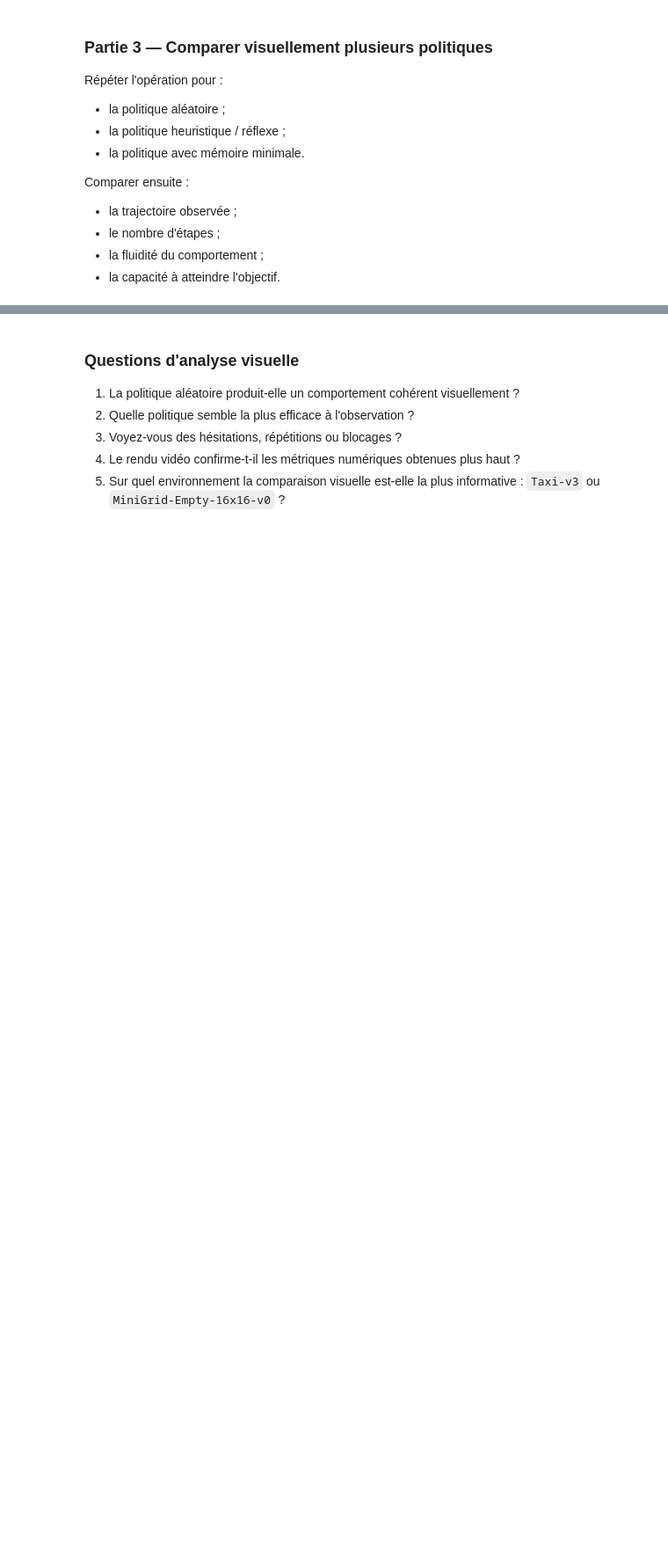
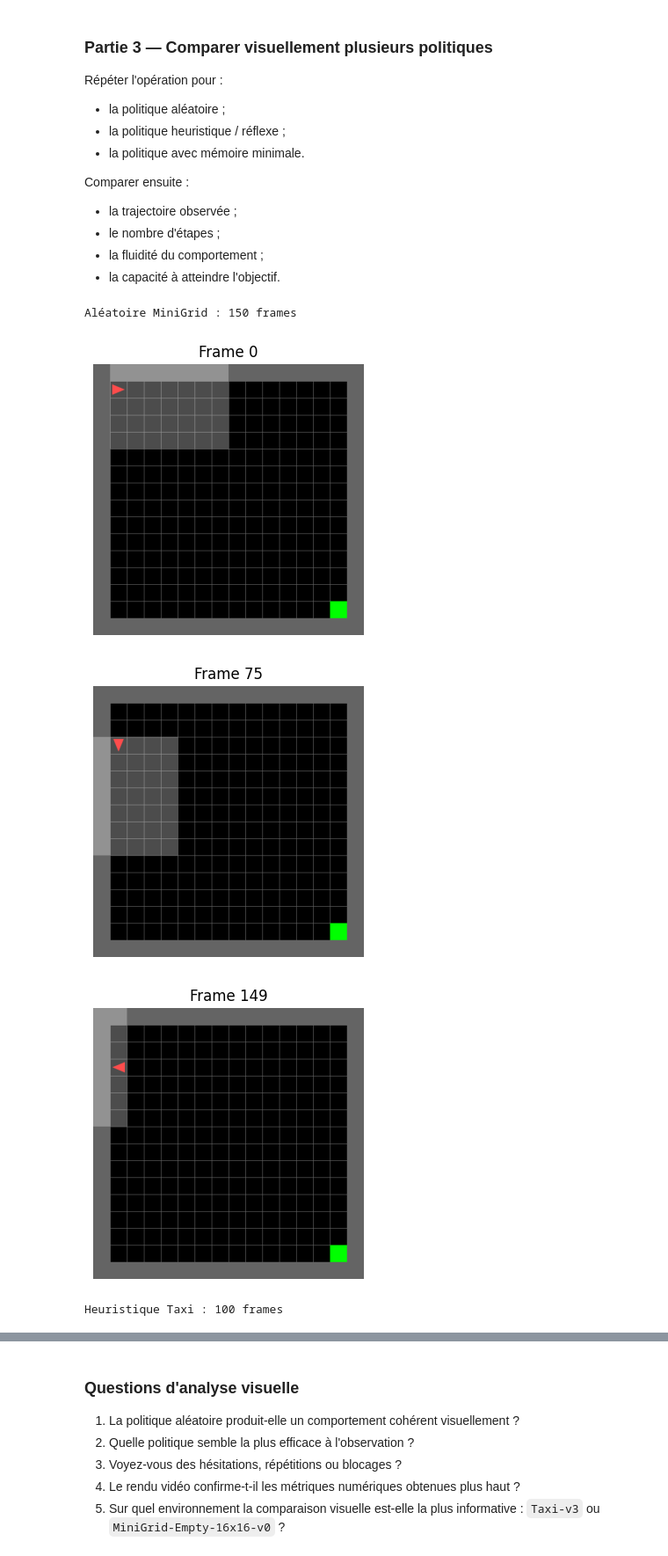
Before and after one commit to FatimaDebar/jeuxvideosia-tp1-debar-mohamed-vall, a Jupyter notebook: TP_Gymnasium_Taxi_MiniGrid_Etudiant_v2.ipynb, the cells around one changed output, grey strips where cells are left out. Shown at 88% size. Cells and saved outputs as stored; diff of their text form; code cells hidden in the pictures; blank space fills up the shorter version.

Commit message:
TP complet - visualisation et analyse

```diff
--- a/TP_Gymnasium_Taxi_MiniGrid_Etudiant_v2.ipynb
+++ b/TP_Gymnasium_Taxi_MiniGrid_Etudiant_v2.ipynb
@@ -576,10 +596,23 @@ Comparer ensuite :
 - la fluidité du comportement ;
 - la capacité à atteindre l'objectif.
 # %%
-# TODO
-# Produire ici 2 ou 3 vidéos pour comparer les politiques sur Taxi ou MiniGrid.
+# Comparaison visuelle : aléatoire vs heuristique
 
-# Exemple attendu :
-# record_policy_video(... politique aléatoire ...)
-# record_policy_video(... politique heuristique ...)
-# record_policy_video(... politique avec mémoire ...)
+# 1. Politique aléatoire sur MiniGrid
+frames_mg_random = capture_episode_frames("MiniGrid-Empty-16x16-v0", generic_random_policy, seed=0, max_steps=150)
+print(f"Aléatoire MiniGrid : {len(frames_mg_random)} frames")
+show_selected_frames(frames_mg_random)
+
+# 2. Politique heuristique sur Taxi-v3
+def generic_heuristic_policy(obs, info, env, step_idx):
+    return heuristic_taxi_policy(obs, env)
+
+frames_taxi_heuristic = capture_episode_frames("Taxi-v3", generic_heuristic_policy, seed=0, max_steps=100)
+print(f"Heuristique Taxi : {len(frames_taxi_heuristic)} frames")
+show_selected_frames(frames_taxi_heuristic)
+# %% [output]
+Aléatoire MiniGrid : 150 frames
+[figure, added]
+[figure, added]
+[figure, added]
+Heuristique Taxi : 100 frames
```
Also changed, not shown: parts of 14 cells of this notebook.
